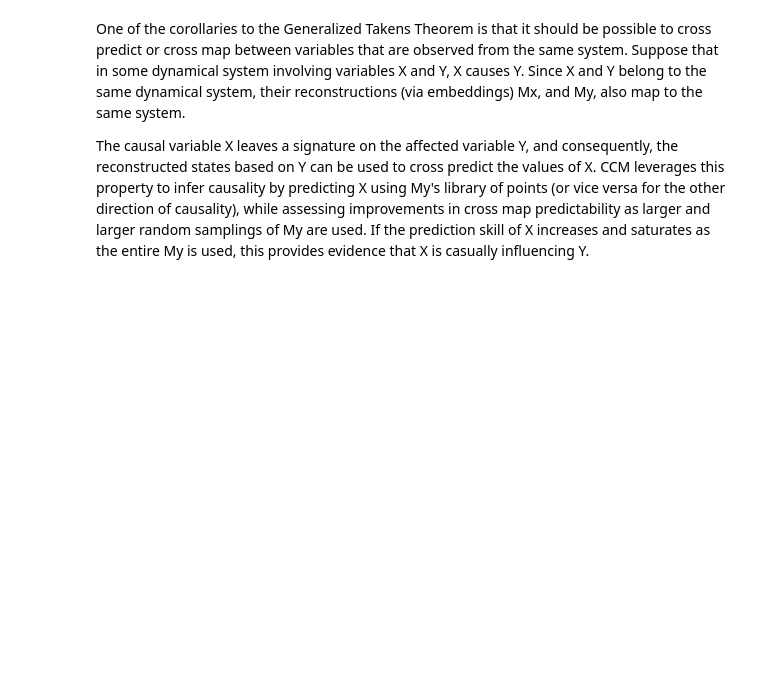
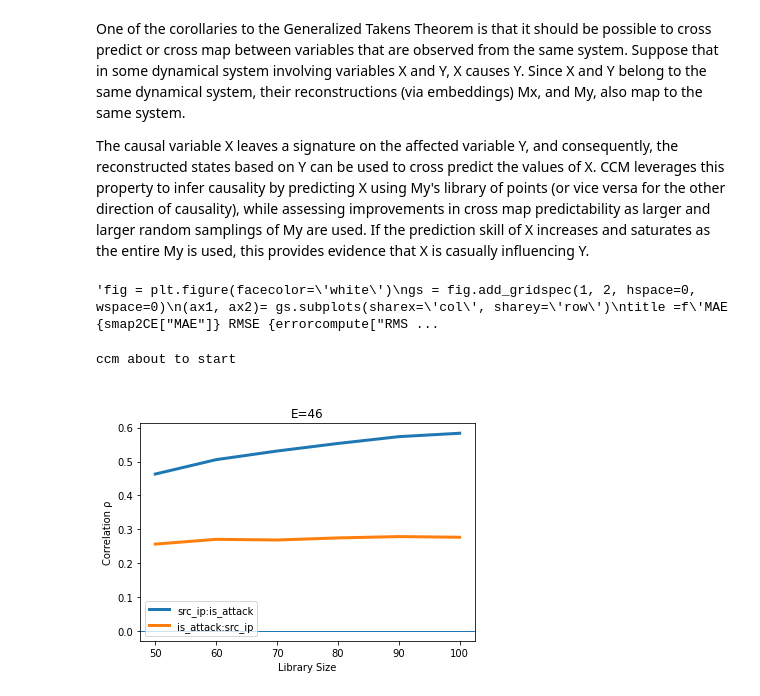
Before and after one commit to Srividya47/DataScience, a Jupyter notebook: fork_of_edm_in_ids.ipynb, the cells around one changed output. Saved outputs shown, nothing was run; the diff lists cells and outputs as text; code cells hidden in the pictures; blank space fills up the shorter version.

```diff
--- a/fork_of_edm_in_ids.ipynb
+++ b/fork_of_edm_in_ids.ipynb
@@ -557,5 +621,5 @@ smap2CE =  pyEDM.ComputeError(smap2['predictions'].Predictions,smap2['prediction
 # %%
-fig = plt.figure(facecolor='white')
+'''fig = plt.figure(facecolor='white')
 gs = fig.add_gridspec(1, 2, hspace=0, wspace=0)
 (ax1, ax2)= gs.subplots(sharex='col', sharey='row')
 title =f'MAE {smap2CE["MAE"]} RMSE {errorcompute["RMSE"]} \n rho {errorcompute["rho"]}'
@@ -573,4 +637,6 @@ ax2.set_facecolor("white")
 
 #for ax in axs.flat:
  #   ax.label_outer()
-plt.savefig("smapwith10columns.png", transparent=False)
+plt.savefig("smapwith10columns.png", transparent=False)'''
+# %% [output]
+'fig = plt.figure(facecolor=\'white\')\ngs = fig.add_gridspec(1, 2, hspace=0, wspace=0)\n(ax1, ax2)= gs.subplots(sharex=\'col\', sharey=\'row\')\ntitle =f\'MAE {smap2CE["MAE"]} RMSE {errorcompute["RMS ...
@@ -583,6 +649,9 @@ print(smap2['coefficients'])
 # %%
 print("ccm about to start")
 
-ccm = pyEDM.CCM( dataFrame = df_feat, E=1, columns = "src_ip", random=True, target = "is_attack",libSizes  = "10 700 10", sample = 1000, showPlot=True);
+ccm = pyEDM.CCM( dataFrame = df_feat, E=46, columns = "src_ip", random=True, target = "is_attack",libSizes  = "50 100 10", sample = 100, showPlot=True);
+# %% [output]
+ccm about to start
+[figure, added]
 # %%
 print(ccm)
```
Also changed, not shown: parts of 84 cells of this notebook.
